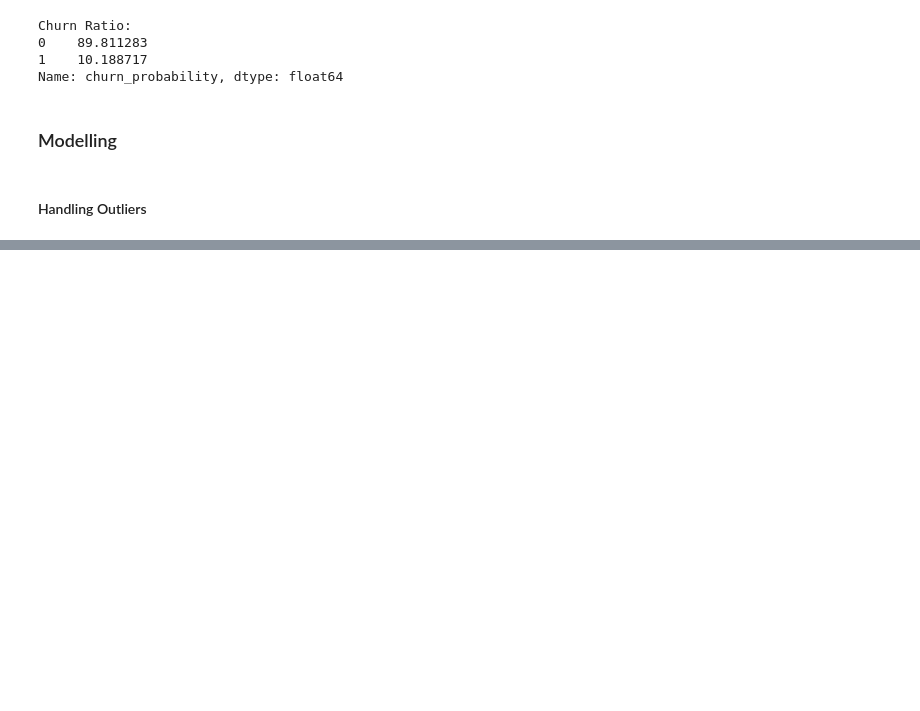
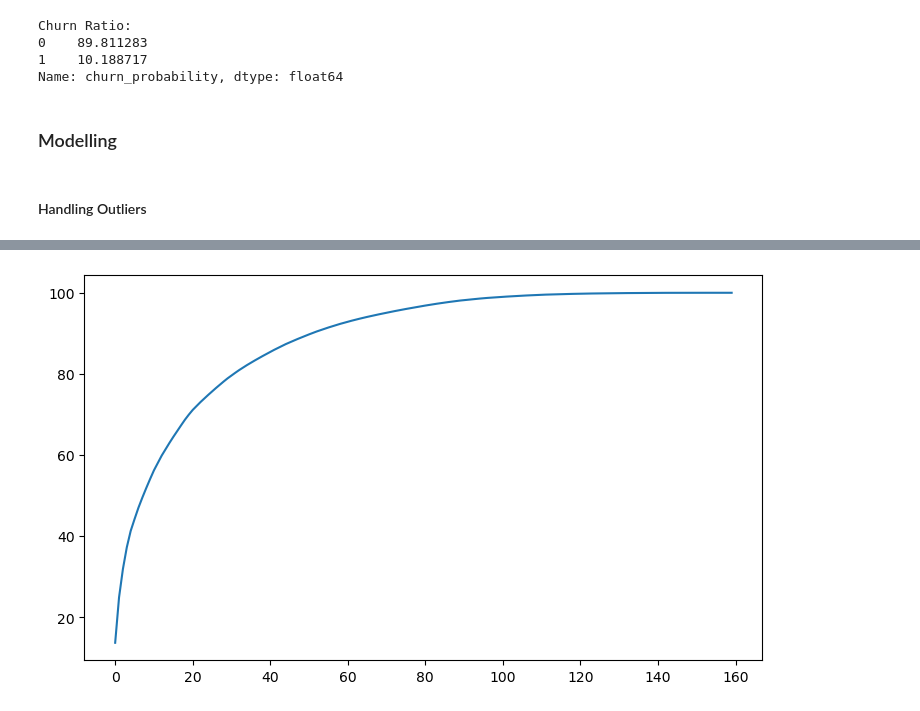
Before and after one commit to ncjanardhan-outlook/ncjpersonal, a Jupyter notebook: Telecom Churn Assignment/Chaitanya - Telecom Churn.ipynb, the cells around one changed output, grey strips where cells are left out. Saved outputs shown, nothing was run; the diff lists cells and outputs as text; code cells hidden in the pictures; blank space fills up the shorter version.

```diff
--- a/Telecom Churn Assignment/Chaitanya - Telecom Churn.ipynb
+++ b/Telecom Churn Assignment/Chaitanya - Telecom Churn.ipynb
@@ -147,5 +147,7 @@ zero_impute = ['total_rech_data_6', 'total_rech_data_7', 'total_rech_num_6', 'to
 dfChurn[zero_impute] = dfChurn[zero_impute].fillna(0)
 # %% [markdown]
 #### Impute Categorical values
+# %%
+dfChurn[num_cols] = dfChurn[num_cols].fillna(0)
 # %%
 dfChurn[cat_cols] = dfChurn[cat_cols].fillna(-1)
@@ -280,0 +306,10 @@ print(y_test.shape)
+# %%
+# apply pca to train data
+pca = Pipeline([('scaler', StandardScaler()), ('pca', PCA())])
+# %%
+pca.fit(X_train)
+churn_pca = pca.fit_transform(X_train)
+# %%
+pcastep = pca.named_steps['pca']
+
+print(pd.DataFrame(np.round(pcastep.explained_variance_ratio_.cumsum(), 4)*100))
@@ -280,0 +331,9 @@ print(y_test.shape)
+# %%
+features = range(pcastep.n_components_)
+cumulative_variance = np.round(np.cumsum(pcastep.explained_variance_ratio_)*100, decimals=4)
+plt.figure(figsize=(175/20,100/20)) # 100 elements on y-axis; 175 elements on x-axis; 20 is normalising factor
+plt.plot(cumulative_variance)
+
+plt.show()
+# %% [output]
+[figure, added]
```
Also changed, not shown: parts of 11 cells of this notebook.
